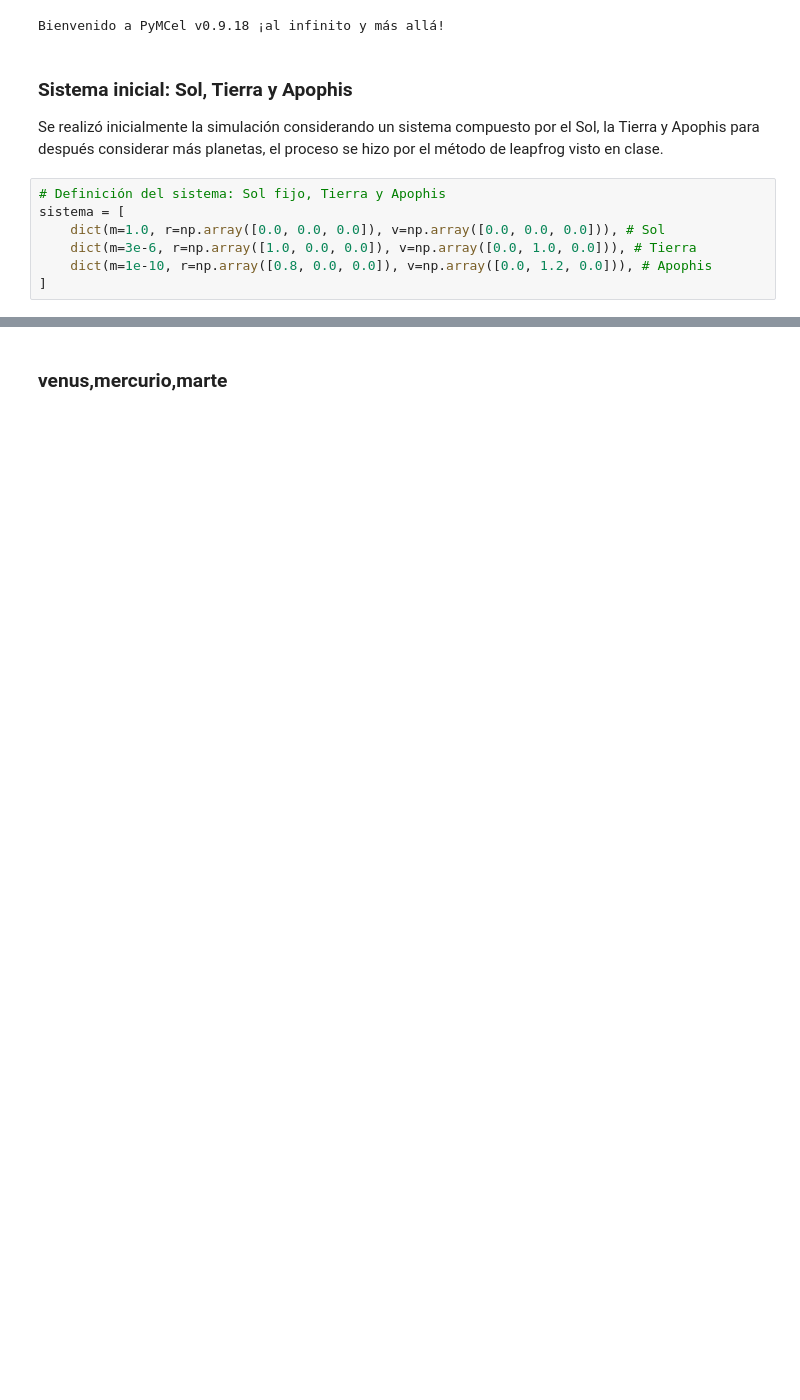
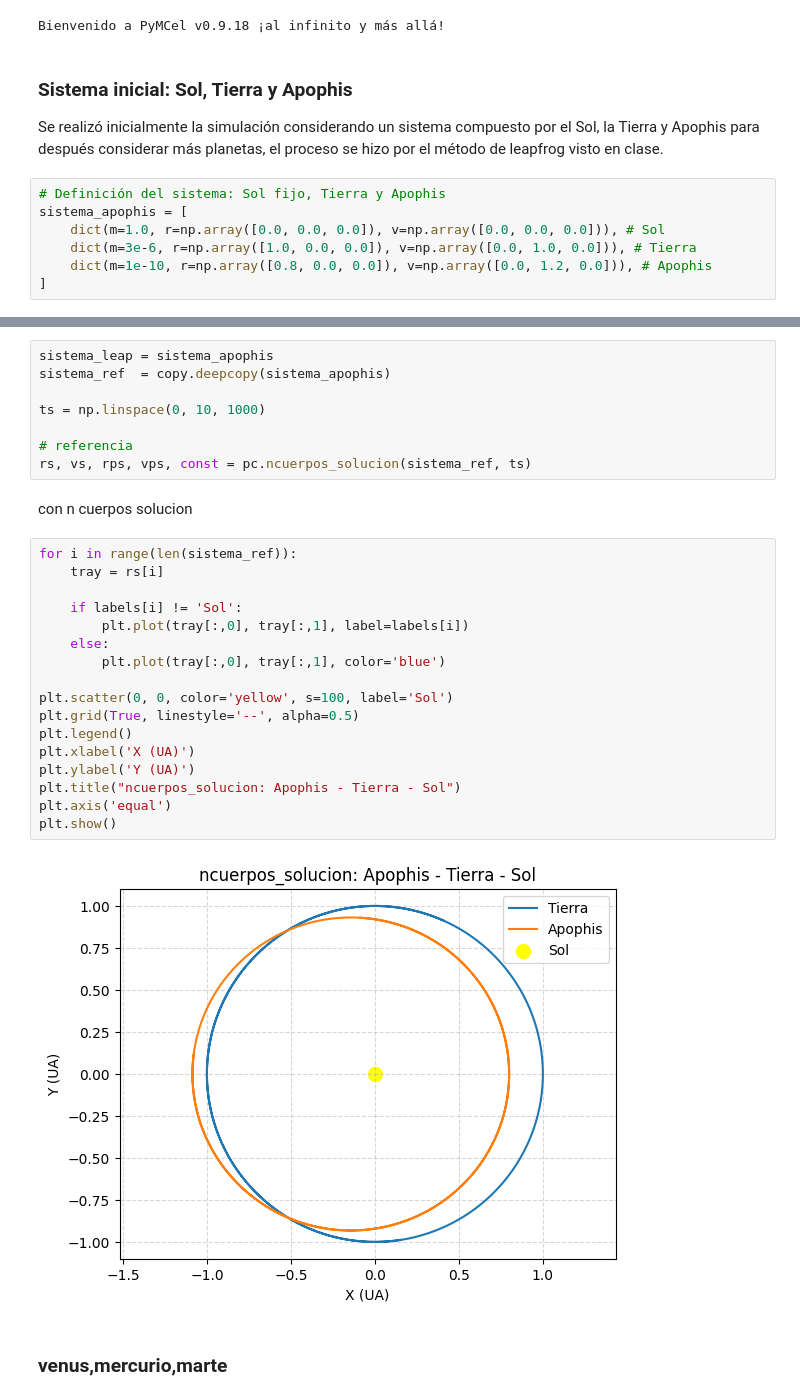
Before and after one commit to meccel-2026-2/Proyecto-del-curso-Apophis, a Jupyter notebook: proyecto-del-curso-Apophis.ipynb, the cells around one changed output, grey strips where cells are left out. Saved outputs shown, nothing was run; the diff lists cells and outputs as text; blank space fills up the shorter version.

```diff
--- a/proyecto-del-curso-Apophis.ipynb
+++ b/proyecto-del-curso-Apophis.ipynb
@@ -16,7 +17,7 @@ Bienvenido a PyMCel v0.9.18 ¡al infinito y más allá!
 Se realizó inicialmente la simulación considerando un sistema compuesto por el Sol, la Tierra y Apophis para después considerar más planetas, el proceso se hizo por el método de leapfrog visto en clase.
 # %%
 # Definición del sistema: Sol fijo, Tierra y Apophis
-sistema = [
+sistema_apophis = [
     dict(m=1.0, r=np.array([0.0, 0.0, 0.0]), v=np.array([0.0, 0.0, 0.0])), # Sol
     dict(m=3e-6, r=np.array([1.0, 0.0, 0.0]), v=np.array([0.0, 1.0, 0.0])), # Tierra
     dict(m=1e-10, r=np.array([0.8, 0.0, 0.0]), v=np.array([0.0, 1.2, 0.0])), # Apophis
@@ -81,3 +86,32 @@ plt.show()
+# %%
+sistema_leap = sistema_apophis
+sistema_ref  = copy.deepcopy(sistema_apophis)
+
+ts = np.linspace(0, 10, 1000)
+
+# referencia
+rs, vs, rps, vps, const = pc.ncuerpos_solucion(sistema_ref, ts)
+# %% [markdown]
+con n cuerpos solucion
+# %%
+for i in range(len(sistema_ref)):
+    tray = rs[i]
+
+    if labels[i] != 'Sol':
+        plt.plot(tray[:,0], tray[:,1], label=labels[i])
+    else:
+        plt.plot(tray[:,0], tray[:,1], color='blue')
+
+plt.scatter(0, 0, color='yellow', s=100, label='Sol')
+plt.grid(True, linestyle='--', alpha=0.5)
+plt.legend()
+plt.xlabel('X (UA)')
+plt.ylabel('Y (UA)')
+plt.title("ncuerpos_solucion: Apophis - Tierra - Sol")
+plt.axis('equal')
+plt.show()
+# %% [output]
+[figure, added]
 # %% [markdown]
 ### venus,mercurio,marte
 # %%
```
Also changed, not shown: parts of 19 cells of this notebook.
